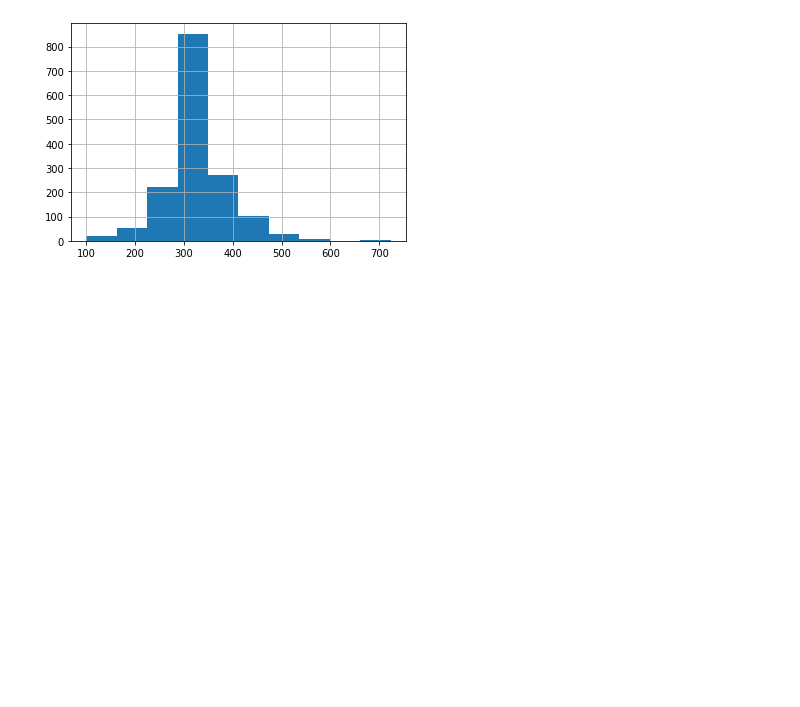
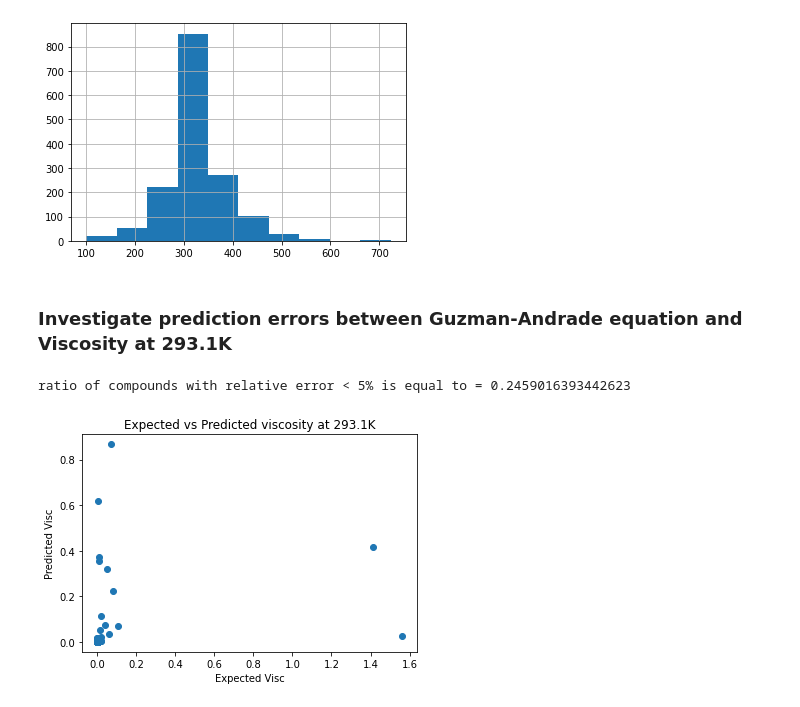
Before and after one commit to SergeyAnufriev/biofuels, a Jupyter notebook: Physical_properties.ipynb, the cells around one changed output. Saved outputs shown, nothing was run; the diff lists cells and outputs as text; code cells hidden in the pictures; blank space fills up the shorter version.

```diff
--- a/Physical_properties.ipynb
+++ b/Physical_properties.ipynb
@@ -266,7 +272,7 @@ df_RVP[df_RVP['Smiles']=='C=CCC(C)(C)C']
 # %% [markdown]
 # Viscosity
 # %%
-df_viscosity = pd.read_csv(r'C:\Users\zcemg08\PycharmProjects\biofuels\data\viscosity_cleaned.csv')
+df_viscosity = pd.read_csv(r'C:\Users\zcemg08\PycharmProjects\biofuels\raw_data\viscosity_cleaned.csv')
 # %%
 df_viscosity.head(3)
 # %% [output]
@@ -351,3 +357,21 @@ def error(X):
 
 df_viscosity['visc_pred'] = df_viscosity[['T (K)','A','F','G']].apply(vis_row,axis=1)
 df_viscosity['error']     = df_viscosity[['Exp. Viscosity (Pa.s)','visc_pred']].apply(error ,axis=1)
+# %% [markdown]
+### Investigate prediction errors between Guzman-Andrade equation and Viscosity at 293.1K
+# %%
+x = len(df_viscosity.loc[(df_viscosity['T (K)']==293.1) & (df_viscosity['Set']!='Prediction')])
+y = len(df_viscosity.loc[(df_viscosity['T (K)']==293.1) & (df_viscosity['Set']!='Prediction') & (df_viscosity['error']<0.05)])
+print('ratio of compounds with relative error < 5% is equal to = {}'.format(y/x))
+# %% [output]
+ratio of compounds with relative error < 5% is equal to = 0.2459016393442623
+# %%
+### Plot predictions vs expectations
+df_ = df_viscosity.loc[(df_viscosity['T (K)']==293.1) & (df_viscosity['Set']!='Prediction')]
+plt.scatter(df_['Exp. Viscosity (Pa.s)'].values,df_['visc_pred'].values)
+plt.xlabel('Expected Visc')
+plt.ylabel('Predicted Visc')
+plt.title('Expected vs Predicted viscosity at 293.1K')
+plt.show()
+# %% [output]
+[figure, added]
```
Also changed, not shown: parts of 40 cells of this notebook, 52 other files.
